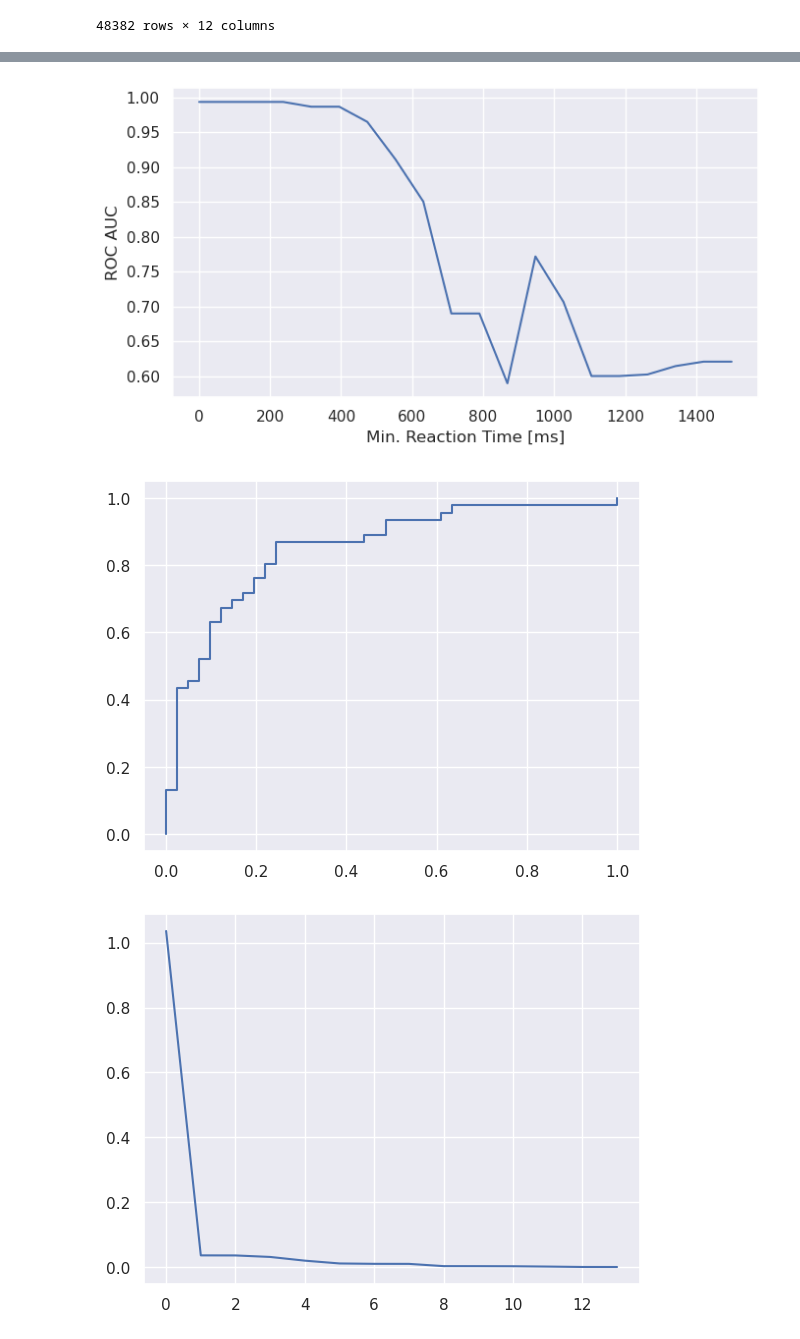
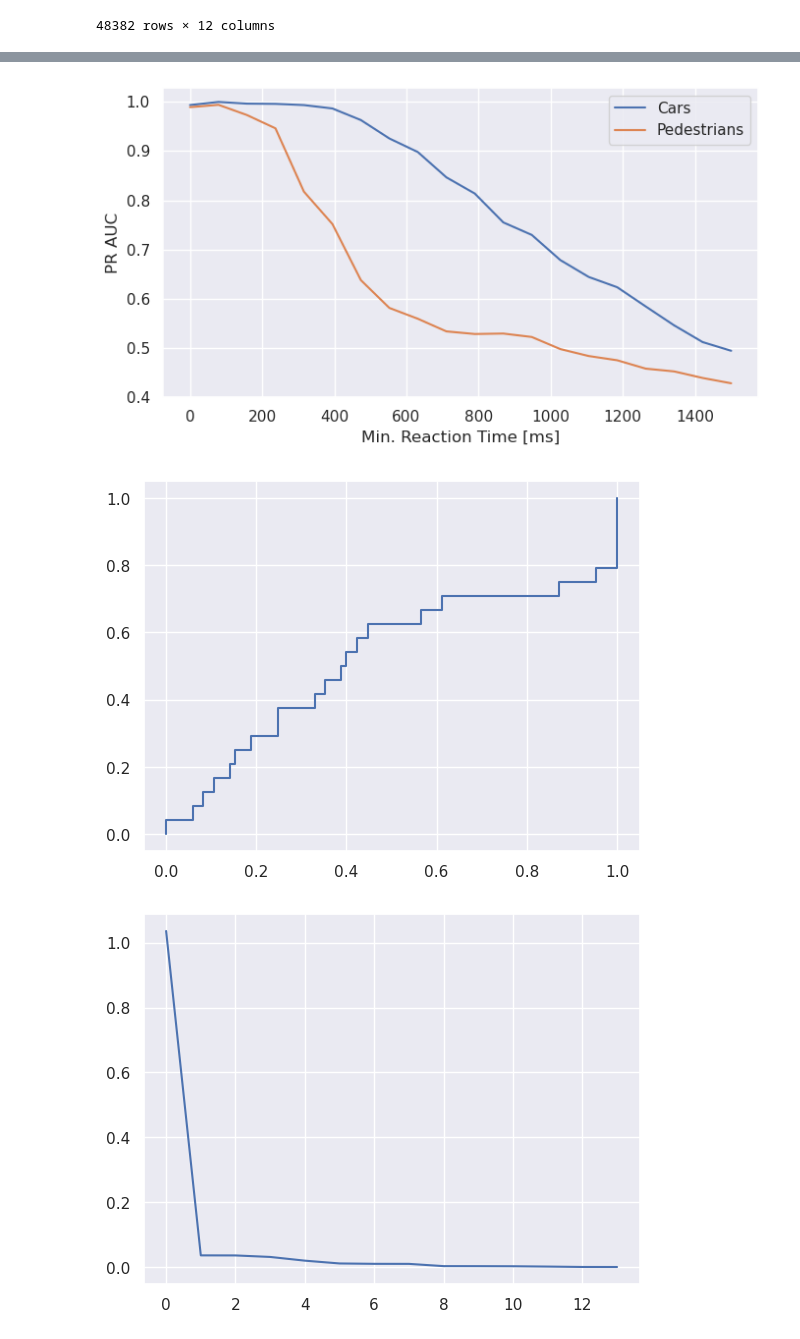
Before and after one commit to FabianSchubert/Bio-Inspired-Event-Based-Looming-Object-Detection-for-Automotive-Collision-Avoidance, a Jupyter notebook: experiments/carla_sim/random_spawn/gen_results.ipynb, the cells around one changed output, grey strips where cells are left out. Saved outputs shown, nothing was run; the diff lists cells and outputs as text; code cells hidden in the pictures.

```diff
--- a/experiments/carla_sim/random_spawn/gen_results.ipynb
+++ b/experiments/carla_sim/random_spawn/gen_results.ipynb
@@ -393,20 +592,22 @@ for t in min_react_time:
 # %%
 fig, ax = plt.subplots(1, 1, figsize=(7,4))
 
-ax.plot(min_react_time, roc)
-ax.set_ylabel("ROC AUC")
+ax.plot(min_react_time, aupr_car, label="Cars")
+ax.plot(min_react_time, aupr_pedestrian, label="Pedestrians")
+ax.set_ylabel("PR AUC")
 ax.set_xlabel("Min. Reaction Time [ms]")
+ax.legend()
 
 fig.tight_layout()
 fig.savefig("roc_emd.png", dpi=400)
 plt.show()
 # %% [output]
-[figure, old version]
+[figure, new version]
 # %%
-plt.plot(roc_curve_sweep[-12][0], roc_curve_sweep[-12][1])
+plt.plot(roc_curve_sweep[-8][0], roc_curve_sweep[-8][1])
 plt.show()
 # %% [output]
-[figure, old version]
+[figure, new version]
 # %%
 plt.plot(roc_curve_sweep[15][2])
 plt.show()
```
Also changed, not shown: parts of 16 cells of this notebook, 15 other files.
